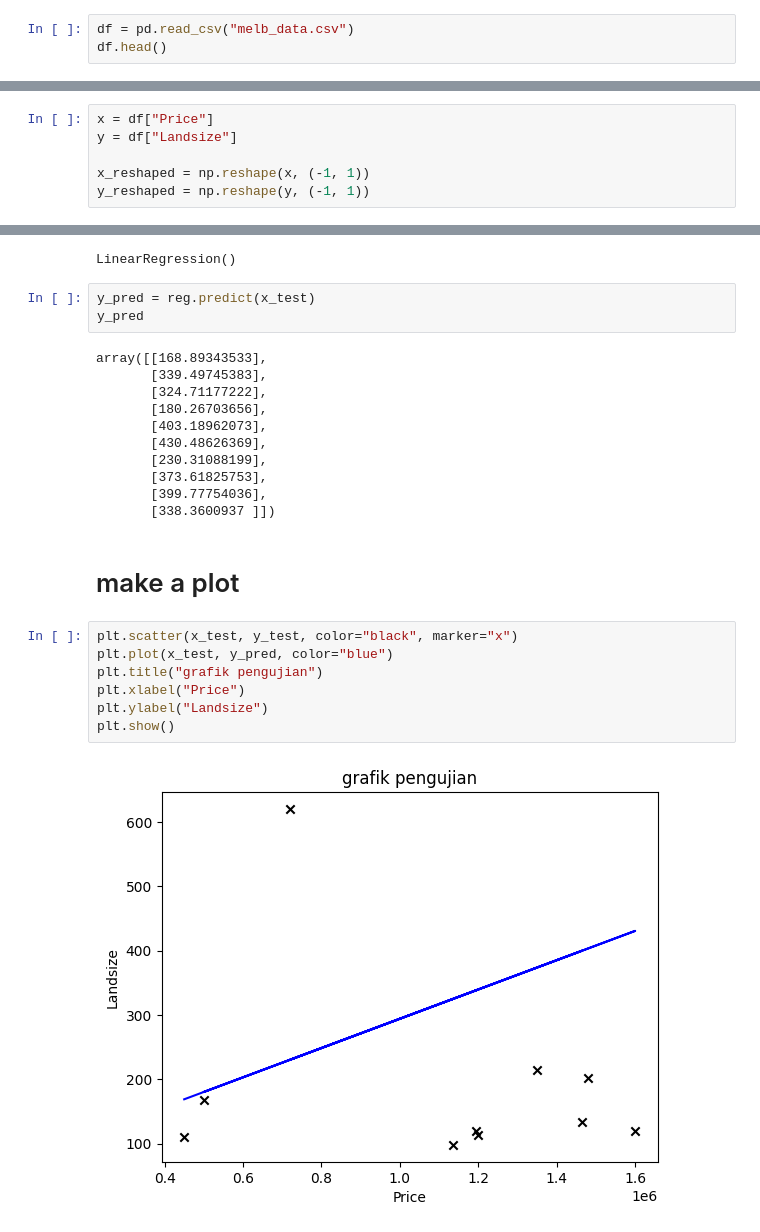
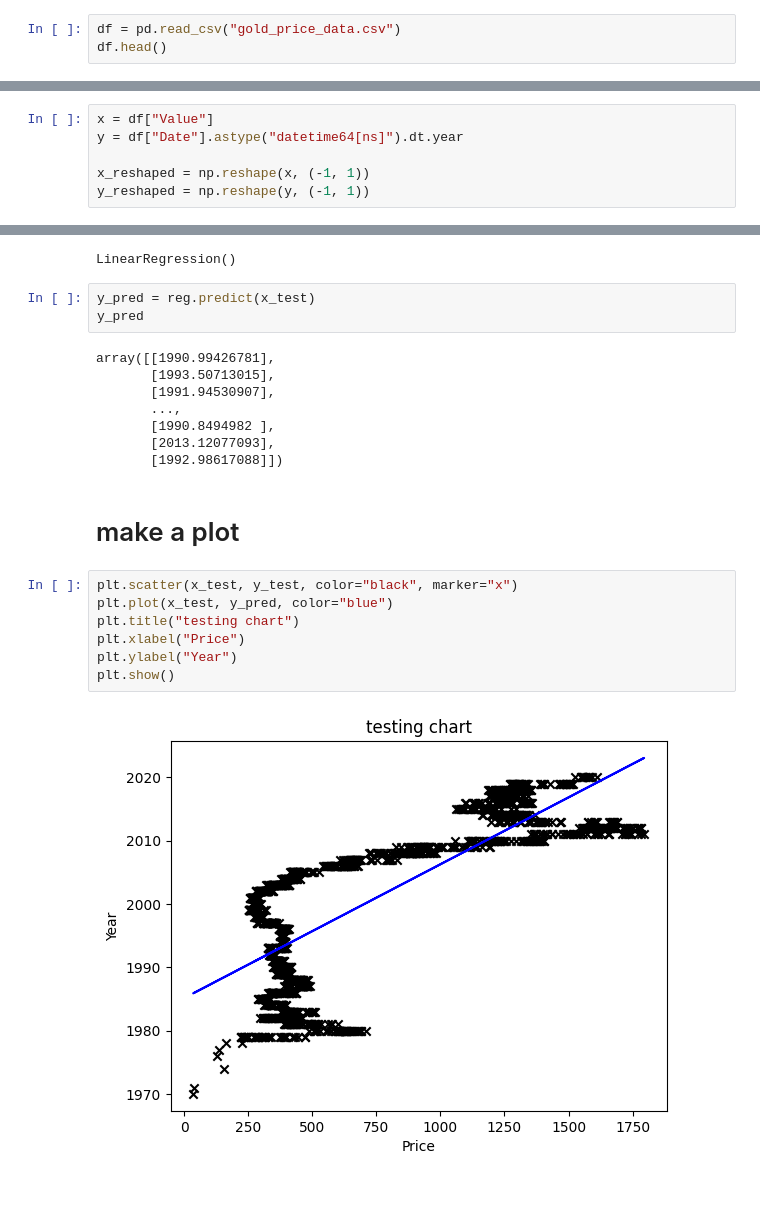
Before and after one commit to Muhamad-Alichwan/Machine-Learning-exercise, a Jupyter notebook: Regression_Machine_learning/Simple_Linear_Regression.ipynb, the cells around one changed output, grey strips where cells are left out. Drawn from its saved outputs; the diff is of its cells as text; blank space fills up the shorter version.

```diff
--- a/Regression_Machine_learning/Simple_Linear_Regression.ipynb
+++ b/Regression_Machine_learning/Simple_Linear_Regression.ipynb
@@ -7,6 +43,6 @@ import matplotlib.pyplot as plt
 # %% [markdown]
 # Exploration Data
 # %%
-df = pd.read_csv("melb_data.csv")
+df = pd.read_csv("gold_price_data.csv")
 df.head()
 # %% [output]
@@ -52,8 +79,8 @@ df.describe()
 # %% [markdown]
 # Use Price and Landsize to make x and y
 # %%
-x = df["Price"]
-y = df["Landsize"]
+x = df["Value"]
+y = df["Date"].astype("datetime64[ns]").dt.year
 
 x_reshaped = np.reshape(x, (-1, 1))
 y_reshaped = np.reshape(y, (-1, 1))
@@ -118,24 +135,21 @@ LinearRegression()
 y_pred = reg.predict(x_test)
 y_pred
 # %% [output]
-array([[168.89343533],
-       [339.49745383],
-       [324.71177222],
-       [180.26703656],
-       [403.18962073],
-       [430.48626369],
-       [230.31088199],
-       [373.61825753],
-       [399.77754036],
-       [338.3600937 ]])
+array([[1990.99426781],
+       [1993.50713015],
+       [1991.94530907],
+       ...,
+       [1990.8494982 ],
+       [2013.12077093],
+       [1992.98617088]])
 # %% [markdown]
 # make a plot
 # %%
 plt.scatter(x_test, y_test, color="black", marker="x")
 plt.plot(x_test, y_pred, color="blue")
-plt.title("grafik pengujian")
+plt.title("testing chart")
 plt.xlabel("Price")
-plt.ylabel("Landsize")
+plt.ylabel("Year")
 plt.show()
 # %% [output]
-[figure, old version]
+[figure, new version]
```
Also changed, not shown: parts of 12 cells of this notebook, 3 other files.
